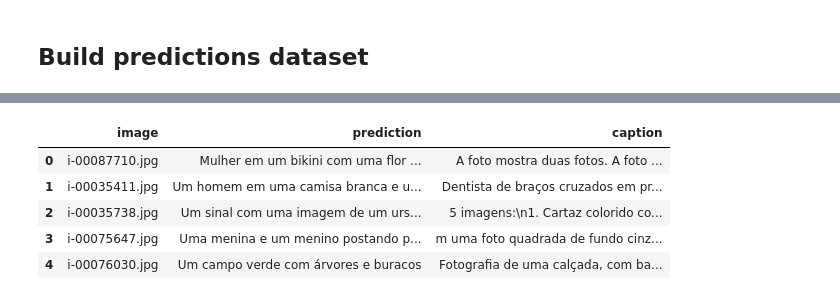
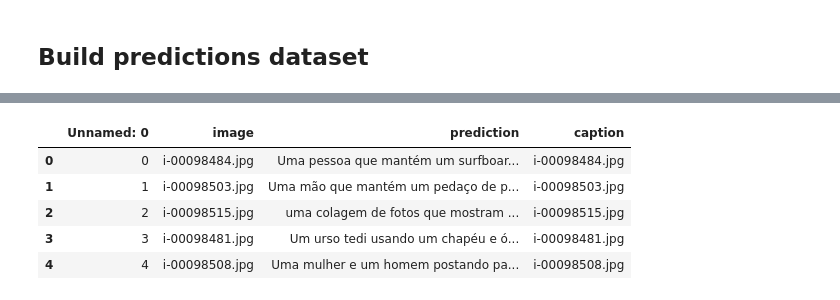
Before and after one commit to MariaEduardaDeAzevedo/ZoIA, a Jupyter notebook: research/evaluate_api_pipeline.ipynb, the cells around one changed output, grey strips where cells are left out. Drawn from its saved outputs; the diff is of its cells as text; code cells hidden in the pictures.

```diff
--- a/research/evaluate_api_pipeline.ipynb
+++ b/research/evaluate_api_pipeline.ipynb
@@ -104,12 +141,13 @@ file: i-00083280.jpg
 # %%
-df = pd.read_csv("predictions.csv")
-joint = df.merge(test_df, on="image").dropna()
-joint = joint[["image", "prediction", "caption"]]
-joint.head()
+df = pd.read_csv("predictions_new.csv")
+df.head()
+# joint = df.merge(test_df, on="image").dropna()
+# joint = joint[["image", "prediction", "caption"]]
+# joint.head()
 # %% [output]
-|  | image | prediction | caption |
-| 0 | i-00087710.jpg | Mulher em um bikini com uma flor ... | A foto mostra duas fotos. A foto ... |
-| 1 | i-00035411.jpg | Um homem em uma camisa branca e u... | Dentista de braços cruzados em pr... |
-| 2 | i-00035738.jpg | Um sinal com uma imagem de um urs... | 5 imagens:\n1. Cartaz colorido co... |
-| 3 | i-00075647.jpg | Uma menina e um menino postando p... | m uma foto quadrada de fundo cinz... |
-| 4 | i-00076030.jpg | Um campo verde com árvores e buracos | Fotografia de uma calçada, com ba... |
+|  | Unnamed: 0 | image | prediction | caption |
+| 0 | 0 | i-00098484.jpg | Uma pessoa que mantém um surfboar... | i-00098484.jpg |
+| 1 | 1 | i-00098503.jpg | Uma mão que mantém um pedaço de p... | i-00098503.jpg |
+| 2 | 2 | i-00098515.jpg | uma colagem de fotos que mostram ... | i-00098515.jpg |
+| 3 | 3 | i-00098481.jpg | Um urso tedi usando um chapéu e ó... | i-00098481.jpg |
+| 4 | 4 | i-00098508.jpg | Uma mulher e um homem postando pa... | i-00098508.jpg |
```
Also changed, not shown: parts of 42 cells of this notebook, 2 other files.
